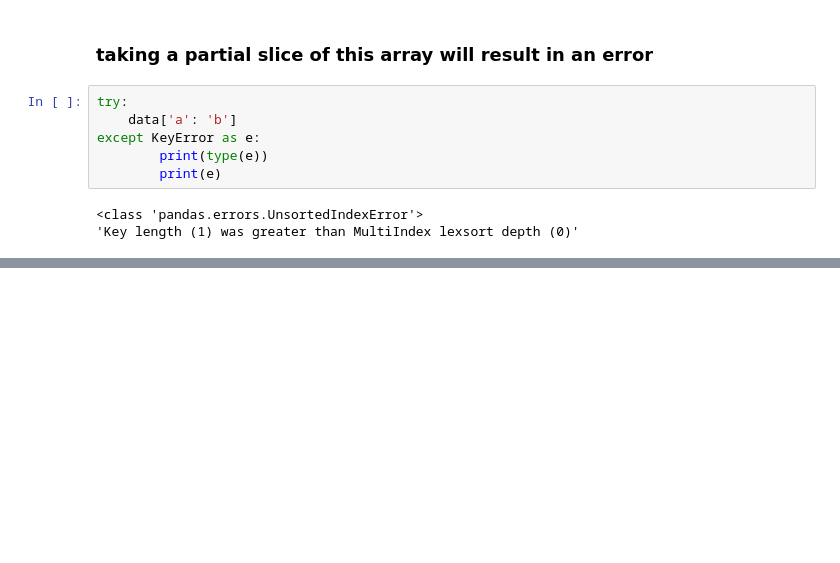
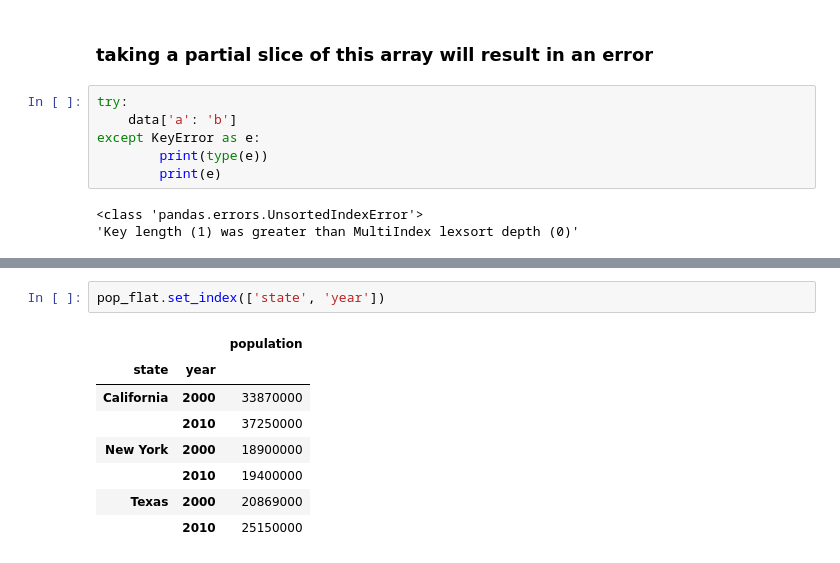
Before and after one commit to davejscott/PythonDataScience, a Jupyter notebook: PandasDataManipulation.ipynb, the cells around one changed output, grey strips where cells are left out. Drawn from its saved outputs; the diff is of its cells as text; blank space fills up the shorter version.

```diff
--- a/PandasDataManipulation.ipynb
+++ b/PandasDataManipulation.ipynb
@@ -1312,0 +1374,11 @@ dtype: float64
+# %%
+pop_flat.set_index(['state', 'year'])
+# %% [output]
+|  |  | population |
+| state | year |  |
+| California | 2000 | 33870000 |
+|  | 2010 | 37250000 |
+| New York | 2000 | 18900000 |
+|  | 2010 | 19400000 |
+| Texas | 2000 | 20869000 |
+|  | 2010 | 25150000 |
```
Also changed, not shown: parts of 43 cells of this notebook.
